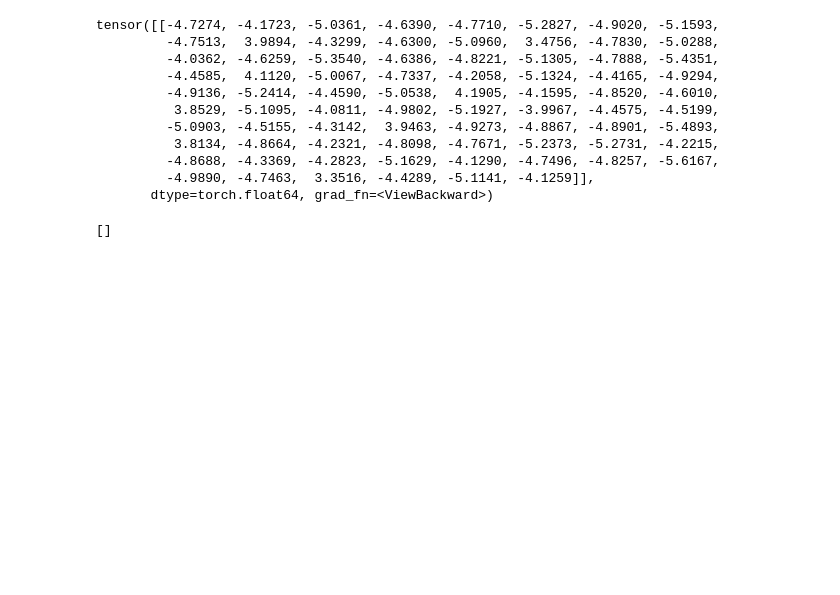
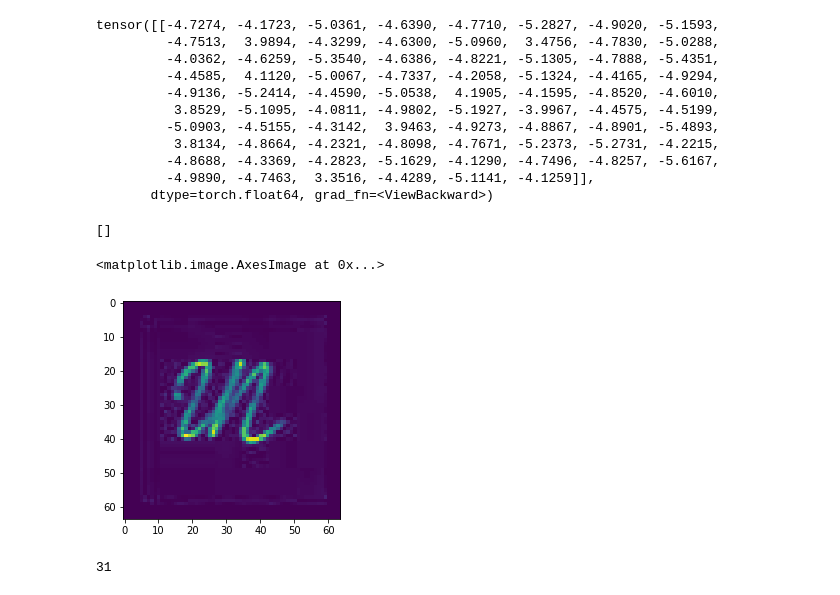
Before and after one commit to Ea0011/Mashtots-Recognition, a Jupyter notebook: src/handwritting_recognition.ipynb, the cells around one changed output. Cells and saved outputs as stored; diff of their text form; code cells hidden in the pictures; blank space fills up the shorter version.

Commit message:
feat(plotting): add plotting for predictions

```diff
--- a/src/handwritting_recognition.ipynb
+++ b/src/handwritting_recognition.ipynb
@@ -39,7 +41,7 @@ Reusing TensorBoard on port 6005 (pid 68141), started 0:07:11 ago. (Use '!kill 6
 # %%
 # Define transformation to apply to each image
 transform = transforms.Compose([
-    transforms.ToTensor()
+    transforms.ToTensor(),
 ])
 
 root_path = os.path.dirname(os.path.abspath(os.getcwd()))
@@ -196,3 +212,12 @@ tensor([[-4.7274, -4.1723, -5.0361, -4.6390, -4.7710, -5.2827, -4.9020, -5.1593,
 trainer.predict(pred_model, DataModule.train_dataloader())
 # %% [output]
 []
+# %%
+plt.imshow(train[0]['image'].squeeze(0))
+# %% [output]
+<matplotlib.image.AxesImage at 0x...>
+[figure, added]
+# %%
+train[0]['label']
+# %% [output]
+31
```
Also changed, not shown: parts of 5 cells of this notebook, 3 other files.
